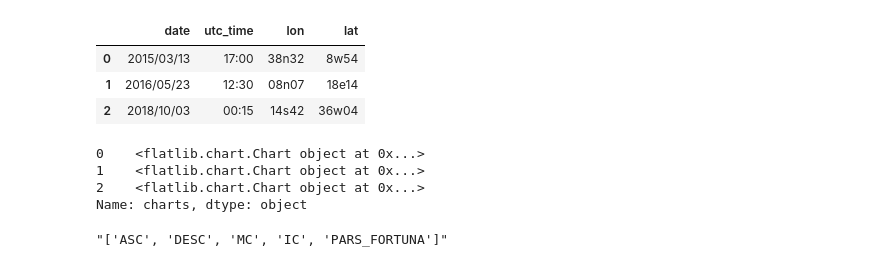
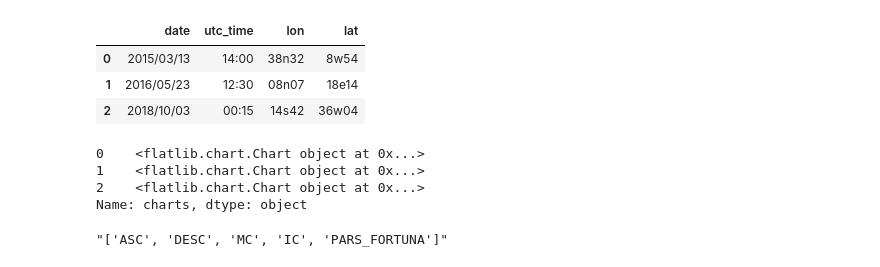
Before and after one commit to CryptoBrahman/football_competitions_research, a Jupyter notebook: astroaspects.ipynb, the cells around one changed output. Cells and saved outputs as stored; diff of their text form; code cells hidden in the pictures.

```diff
--- a/astroaspects.ipynb
+++ b/astroaspects.ipynb
@@ -25,10 +22,10 @@ The autoreload extension is already loaded. To reload it, use:
 # %%
-data = {'date':['2015/03/13', '2016/05/23', '2018/10/03'], 'utc_time':['17:00', '12:30', '00:15'], 'lon':['38n32', '08n07', '14s42'], 'lat':['8w54', '18e14','36w04']}
+data = {'date':['2015/03/13', '2016/05/23', '2018/10/03'], 'utc_time':['14:00', '12:30', '00:15'], 'lon':['38n32', '08n07', '14s42'], 'lat':['8w54', '18e14','36w04']}
 df = pd.DataFrame(data)
 df
 # %% [output]
 |  | date | utc_time | lon | lat |
-| 0 | 2015/03/13 | 17:00 | 38n32 | 8w54 |
+| 0 | 2015/03/13 | 14:00 | 38n32 | 8w54 |
 | 1 | 2016/05/23 | 12:30 | 08n07 | 18e14 |
 | 2 | 2018/10/03 | 00:15 | 14s42 | 36w04 |
 # %%
```
Also changed, not shown: parts of 21 cells of this notebook, 3 other files.
